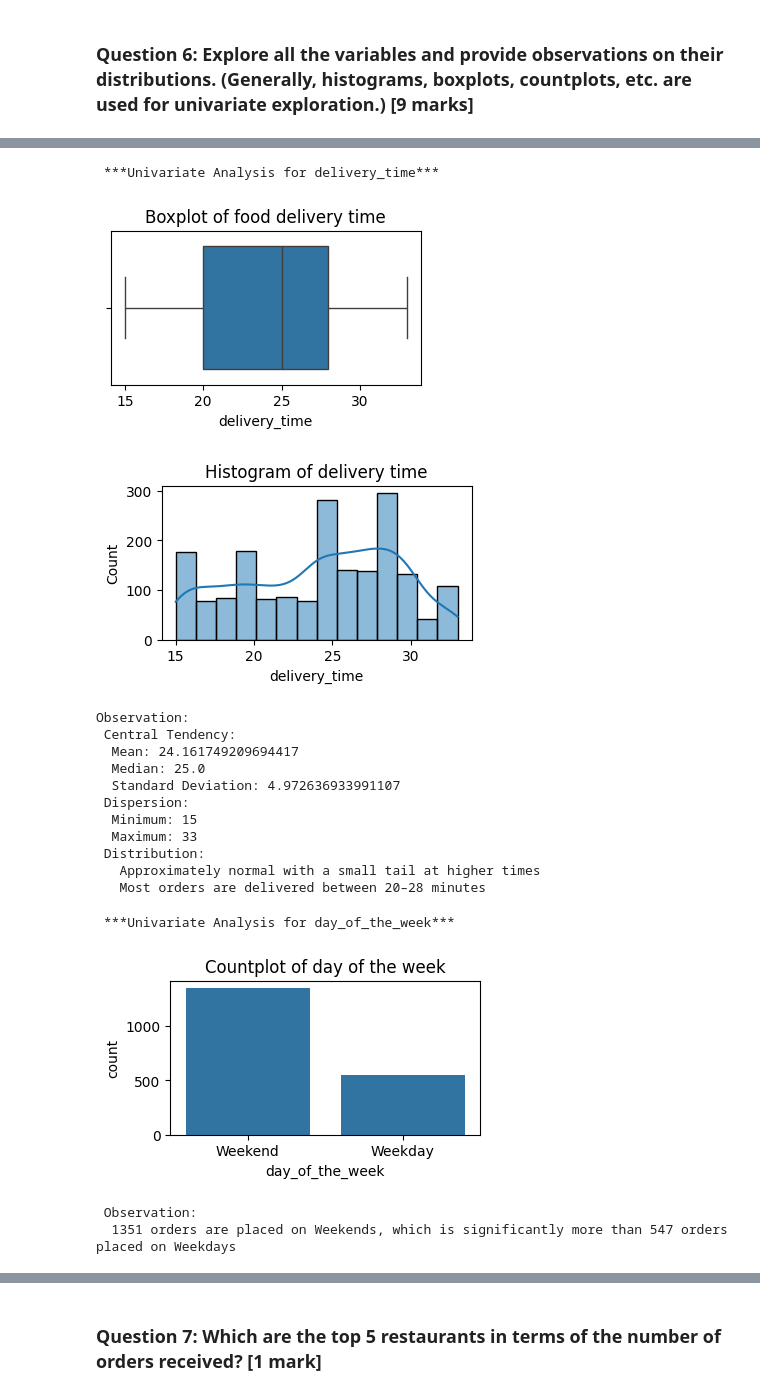
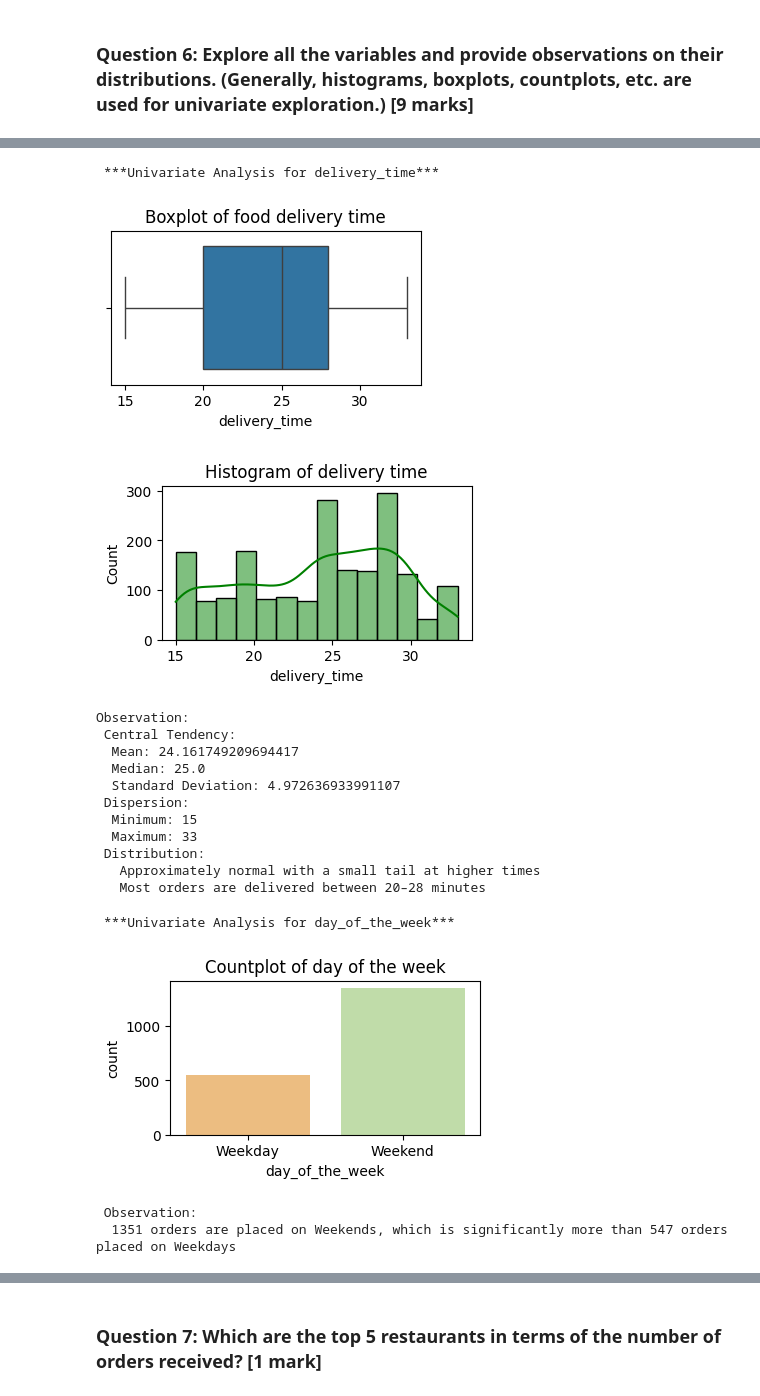
Before and after one commit to dibi83/food_hub-challenge, a Jupyter notebook: Learner_Notebook_Full_Code.ipynb, the cells around one changed output, grey strips where cells are left out. Saved outputs shown, nothing was run; the diff lists cells and outputs as text; code cells hidden in the pictures.

```diff
--- a/Learner_Notebook_Full_Code.ipynb
+++ b/Learner_Notebook_Full_Code.ipynb
@@ -303,7 +303,7 @@ plt.show()
 
 # Histogram to visualize the frequency distribution of delivery times
 plt.figure(figsize=(4, 2))
-sns.histplot(food_hub['delivery_time'], kde=True)  # kde=True adds a density curve
+sns.histplot(food_hub['delivery_time'], kde=True, color= 'green')  # kde=True adds a density curve
 plt.title("Histogram of delivery time")
 plt.show()
 
@@ -322,7 +322,7 @@ print('   Most orders are delivered between 20–28 minutes')
 # %% [output]
  ***Univariate Analysis for delivery_time***
 [figure]
-[figure, old version]
+[figure, new version]
 Observation:
  Central Tendency:
   Mean: 24.161749209694417
@@ -337,19 +337,19 @@ Observation:
 # %%
 # --- Univariate Analysis for day_of_the_week ---
 print('\n ***Univariate Analysis for day_of_the_week***')
 
 # Countplot to visualize the frequency of orders on weekdays vs weekends
 plt.figure(figsize=(4, 2))
-sns.countplot(x=food_hub['day_of_the_week'])
+sns.countplot(x=food_hub['day_of_the_week'],hue=food_hub['day_of_the_week'], palette='Spectral')
 plt.title("Countplot of day of the week")
 plt.show()
 
 # Print observations
 print(' Observation:')
 print('  1351 orders are placed on Weekends, which is significantly more than 547 orders placed on Weekdays')
 # %% [output]
  ***Univariate Analysis for day_of_the_week***
-[figure, old version]
+[figure, new version]
  Observation:
   1351 orders are placed on Weekends, which is significantly more than 547 orders placed on Weekdays
 # %%
```
Also changed, not shown: parts of 8 cells of this notebook.
